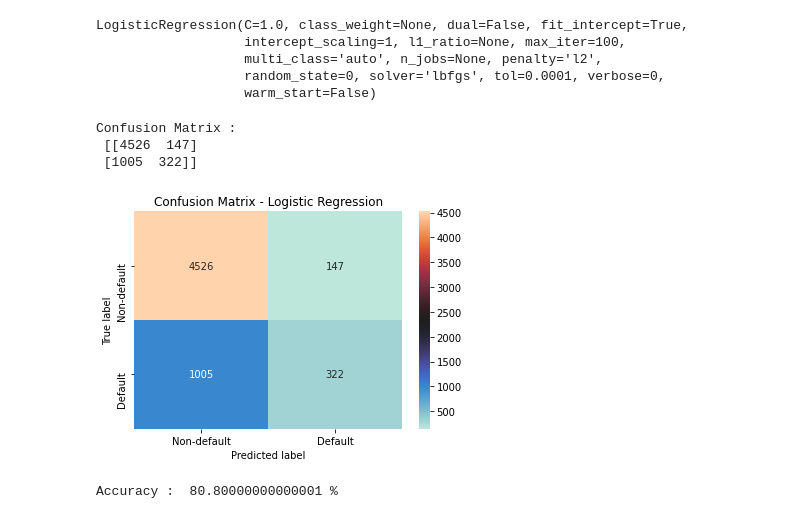
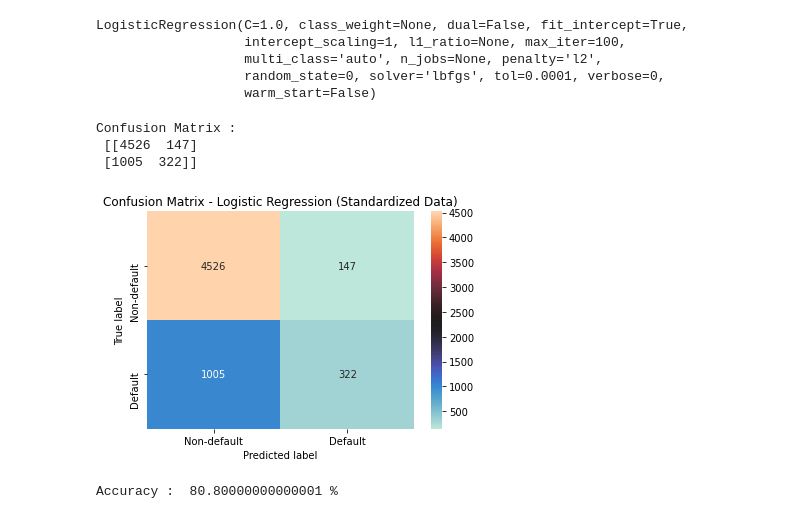
Before and after one commit to pranjal0207/credit-worthiness-of-customer, a Jupyter notebook: Credit_Worthiness_of_customer.ipynb, the cells around one changed output. Saved outputs shown, nothing was run; the diff lists cells and outputs as text; code cells hidden in the pictures.

```diff
--- a/Credit_Worthiness_of_customer.ipynb
+++ b/Credit_Worthiness_of_customer.ipynb
@@ -170,4 +170,2 @@ classifier = LogisticRegression(random_state = 0)
 # %% [markdown]
 ##### 1. Using original data
-# %%
-classifier.fit(x_train, y_train)
@@ -186,0 +172,3 @@ LogisticRegression(C=1.0, class_weight=None, dual=False, fit_intercept=True,
+# %%
+lrO = LogisticRegression(random_state = 0, max_iter =1000)
+lrO.fit(x_train, y_train)
@@ -208,7 +202,8 @@ Accuracy :  77.88333333333334 %
 # %% [markdown]
 ##### 2. Ussing Standardised features
 # %%
-classifier.fit(x_std_train, y_train)
+lrStd = LogisticRegression(random_state = 0)
+lrStd.fit(x_std_train, y_train)
 # %% [output]
 LogisticRegression(C=1.0, class_weight=None, dual=False, fit_intercept=True,
                    intercept_scaling=1, l1_ratio=None, max_iter=100,
@@ -216,22 +211,22 @@ LogisticRegression(C=1.0, class_weight=None, dual=False, fit_intercept=True,
                    random_state=0, solver='lbfgs', tol=0.0001, verbose=0,
                    warm_start=False)
 # %%
-y_pred = classifier.predict(x_std_test)
+y_pred = lrStd.predict(x_std_test)
 # %%
 cm = confusion_matrix(y_test, y_pred)
 print ("Confusion Matrix : \n", cm)
 
 sns.heatmap(cm ,annot=True, cmap="icefire", fmt="d",
             xticklabels = ['Non-default', 'Default'],
             yticklabels = ['Non-default', 'Default'])
 plt.ylabel('True label')
 plt.xlabel('Predicted label')
-plt.title("Confusion Matrix - Logistic Regression");
+plt.title("Confusion Matrix - Logistic Regression (Standardized Data)");
 # %% [output]
 Confusion Matrix :
  [[4526  147]
  [1005  322]]
-[figure, old version]
+[figure, new version]
 # %%
 print ("Accuracy : ", accuracy_score(y_test, y_pred)*100, "%")
 # %% [output]
```
Also changed, not shown: parts of 33 cells of this notebook.
